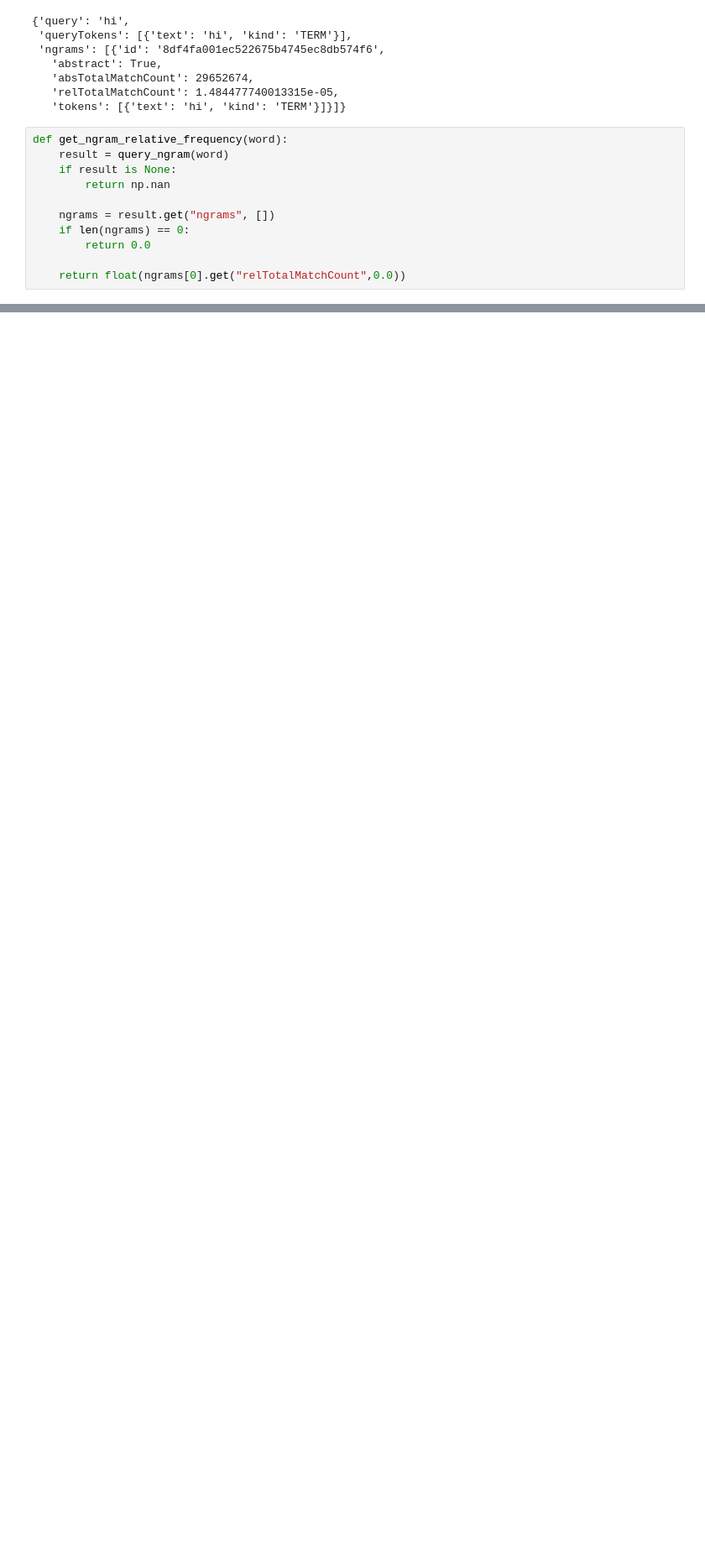
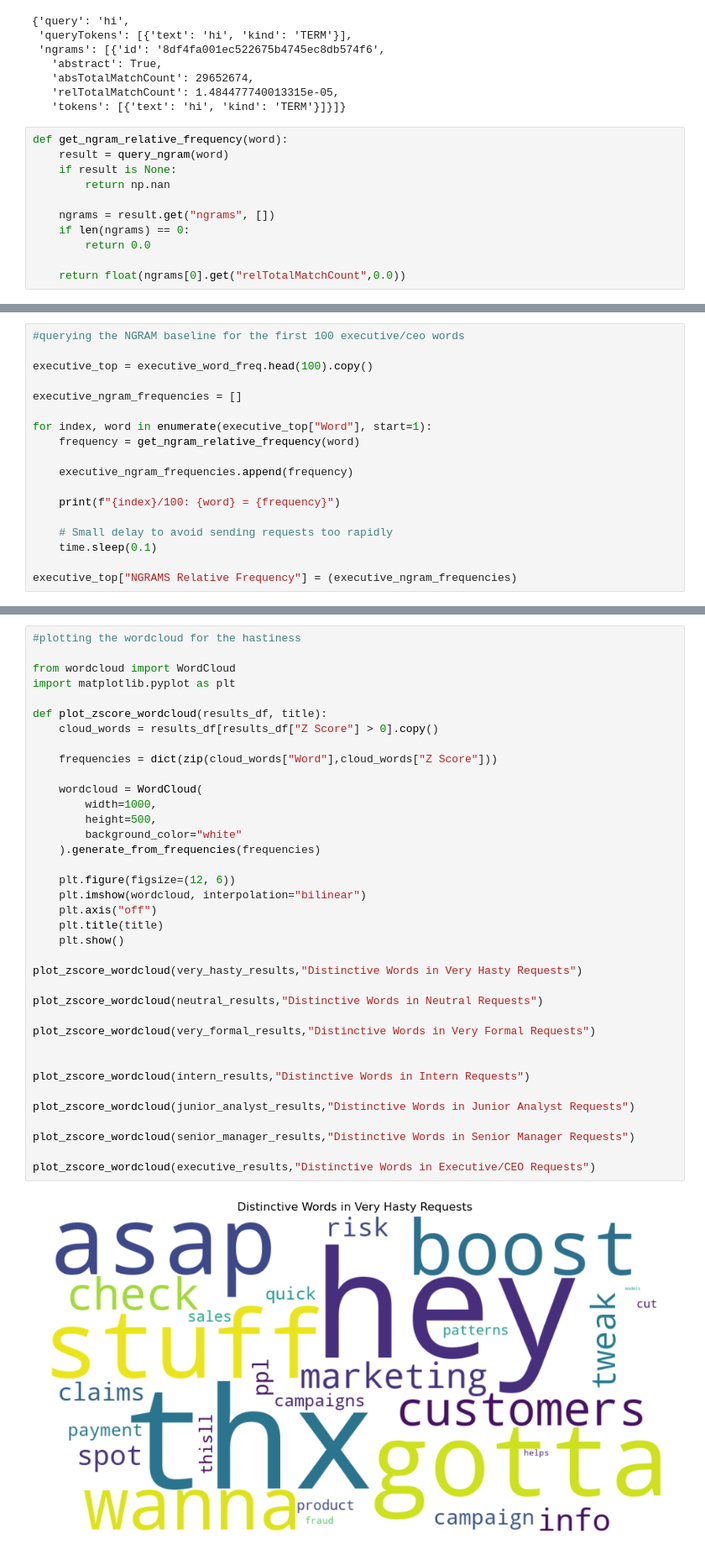
Before and after one commit to arwaguudle/AI-Data-Governance-Project, a Jupyter notebook: Automating-Data-Governance-main/variations_results/4.ipynb, the cells around one changed output, grey strips where cells are left out. Shown at 84% size. Drawn from its saved outputs; the diff is of its cells as text; blank space fills up the shorter version.

Commit message:
CHANGES TO THE WORDCLOUD

```diff
--- a/Automating-Data-Governance-main/variations_results/4.ipynb
+++ b/Automating-Data-Governance-main/variations_results/4.ipynb
@@ -343 +563,19 @@ neutral_top["NGRAMS Relative Frequency"] = (neutral_ngram_frequencies)
+# %%
+#querying the NGRAM baseline for the first 100 executive/ceo words
+
+executive_top = executive_word_freq.head(100).copy()
+
+executive_ngram_frequencies = []
+
+for index, word in enumerate(executive_top["Word"], start=1):
+    frequency = get_ngram_relative_frequency(word)
+
+    executive_ngram_frequencies.append(frequency)
+
+    print(f"{index}/100: {word} = {frequency}")
+
+    # Small delay to avoid sending requests too rapidly
+    time.sleep(0.1)
+
+executive_top["NGRAMS Relative Frequency"] = (executive_ngram_frequencies)
 # %%
@@ -432,0 +770,39 @@ Neutral Table:
+# %%
+#plotting the wordcloud for the hastiness
+
+from wordcloud import WordCloud
+import matplotlib.pyplot as plt
+
+def plot_zscore_wordcloud(results_df, title):
+    cloud_words = results_df[results_df["Z Score"] > 0].copy()
+
+    frequencies = dict(zip(cloud_words["Word"],cloud_words["Z Score"]))
+
+    wordcloud = WordCloud(
+        width=1000,
+        height=500,
+        background_color="white"
+    ).generate_from_frequencies(frequencies)
+
+    plt.figure(figsize=(12, 6))
+    plt.imshow(wordcloud, interpolation="bilinear")
+    plt.axis("off")
+    plt.title(title)
+    plt.show()
+
+plot_zscore_wordcloud(very_hasty_results,"Distinctive Words in Very Hasty Requests")
+
+plot_zscore_wordcloud(neutral_results,"Distinctive Words in Neutral Requests")
+
+plot_zscore_wordcloud(very_formal_results,"Distinctive Words in Very Formal Requests")
+
+
+plot_zscore_wordcloud(intern_results,"Distinctive Words in Intern Requests")
+
+plot_zscore_wordcloud(junior_analyst_results,"Distinctive Words in Junior Analyst Requests")
+
+plot_zscore_wordcloud(senior_manager_results,"Distinctive Words in Senior Manager Requests")
+
+plot_zscore_wordcloud(executive_results,"Distinctive Words in Executive/CEO Requests")
+# %% [output]
+[figure, added]
```
Also changed, not shown: parts of 14 cells of this notebook.
